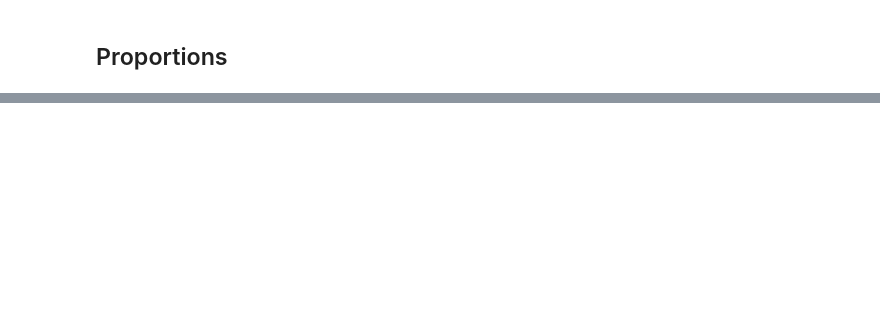
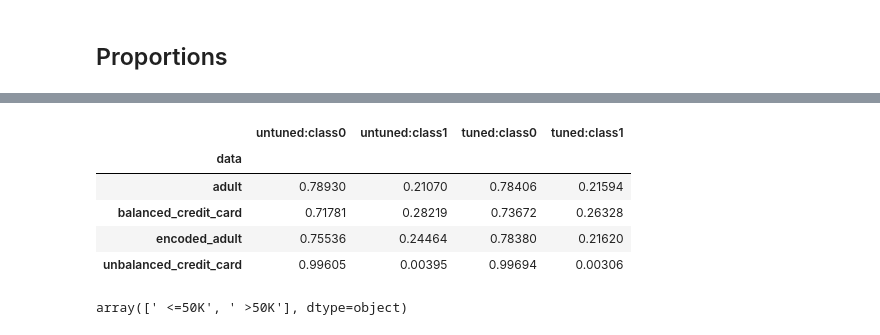
Before and after one commit to shinnasa/SC-GOAT, a Jupyter notebook: code/GetResults.ipynb, the cells around one changed output, grey strips where cells are left out. Saved outputs shown, nothing was run; the diff lists cells and outputs as text; code cells hidden in the pictures; blank space fills up the shorter version.

```diff
--- a/code/GetResults.ipynb
+++ b/code/GetResults.ipynb
@@ -477,0 +528,16 @@ dfres.sort_values(by = ['data', 'method']).to_csv('../Results/proportions.csv')
+# %%
+dfres = dfres.groupby(['data']).mean()
+dfres[['untuned:class0', 'untuned:class1', 'tuned:class0', 'tuned:class1']].to_csv("../Results/propSC-GOAT.csv")
+dfres[['untuned:class0', 'untuned:class1', 'tuned:class0', 'tuned:class1']]
+# %% [output]
+|  | untuned:class0 | untuned:class1 | tuned:class0 | tuned:class1 |
+| data |  |  |  |  |
+| adult | 0.78930 | 0.21070 | 0.78406 | 0.21594 |
+| balanced_credit_card | 0.71781 | 0.28219 | 0.73672 | 0.26328 |
+| encoded_adult | 0.75536 | 0.24464 | 0.78380 | 0.21620 |
+| unbalanced_credit_card | 0.99605 | 0.00395 | 0.99694 | 0.00306 |
+# %%
+dfres.columns
+df_u[target].unique()
+# %% [output]
+array([' <=50K', ' >50K'], dtype=object)
```
Also changed, not shown: parts of 4 cells of this notebook, 2 other files.
